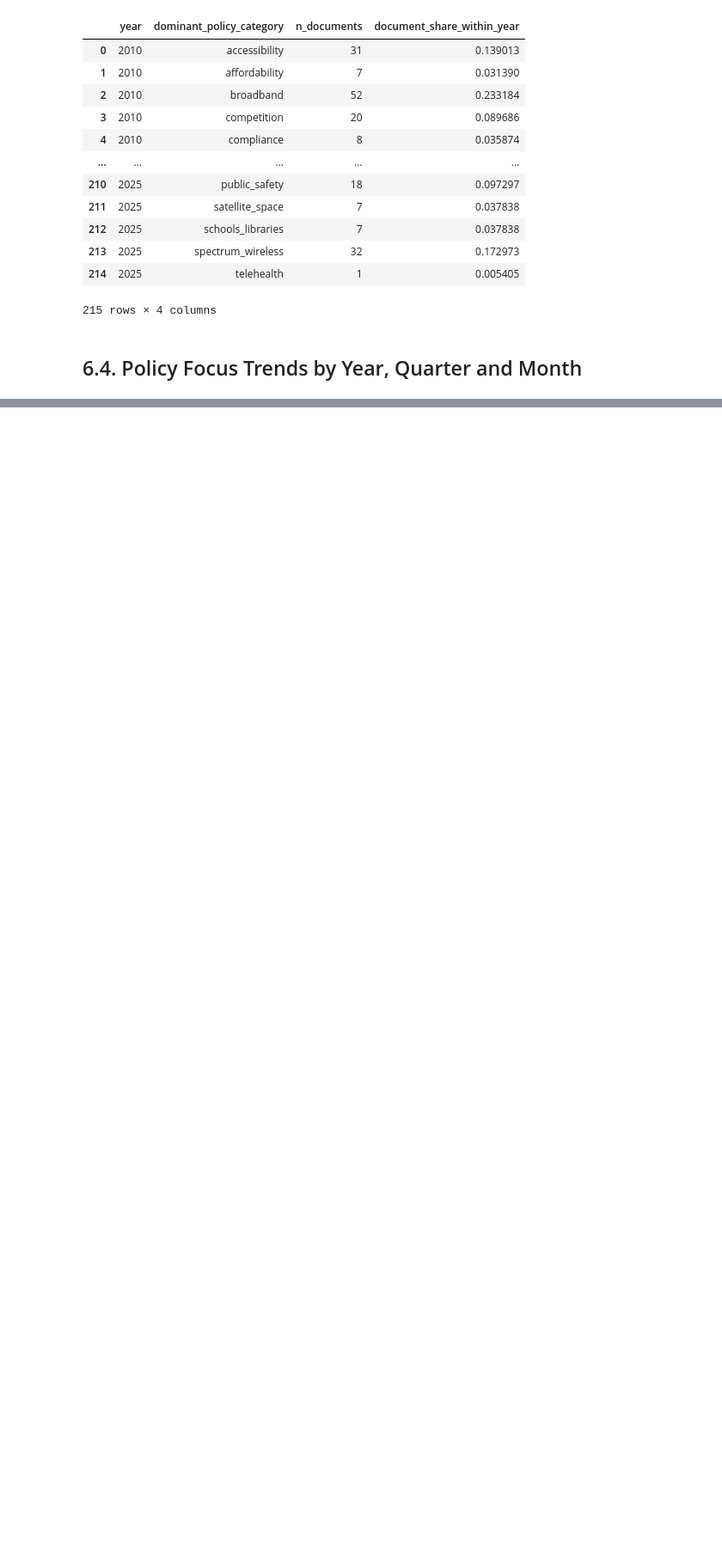
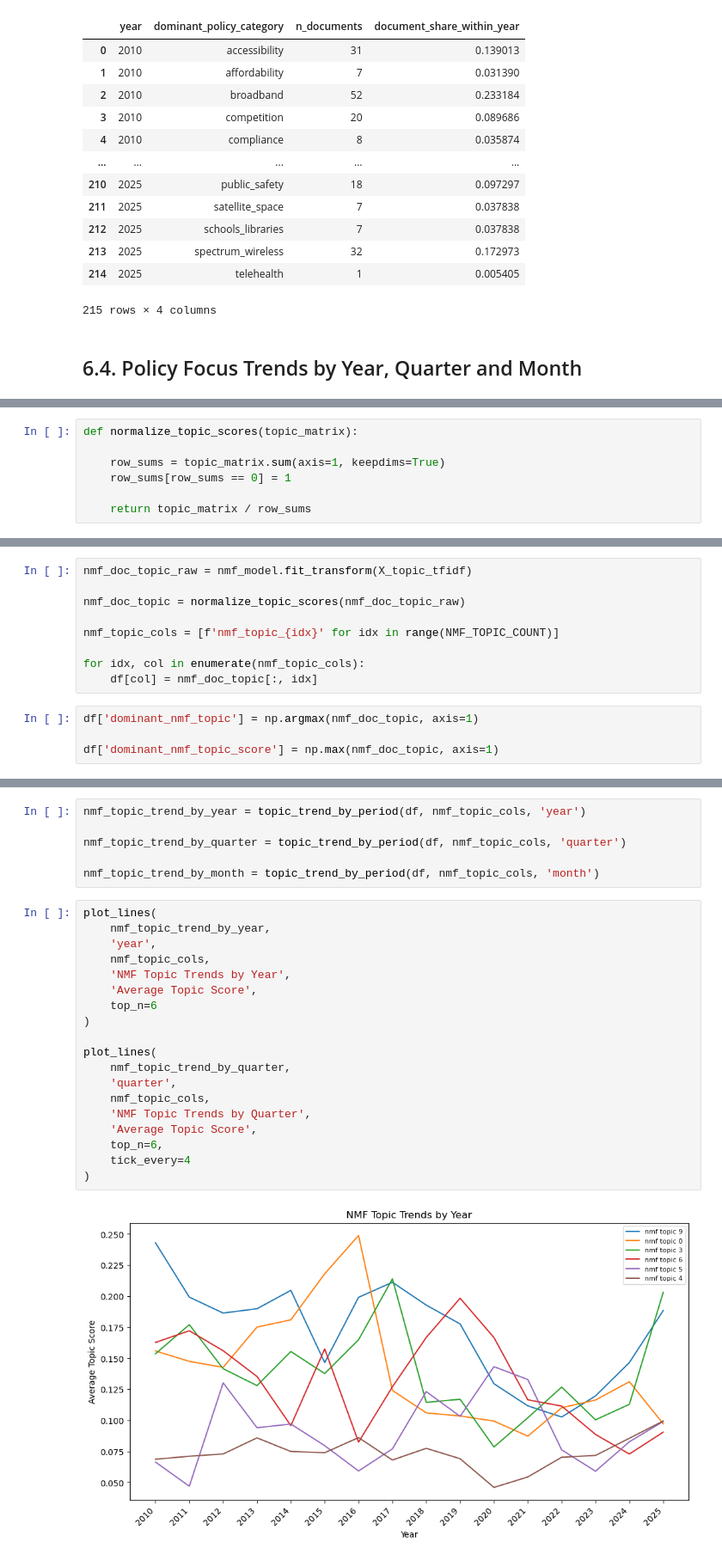
Before and after one commit to YoungbokYi/Text-Mining-FCC-Documents, a Jupyter notebook: Trend_Analysis.ipynb, the cells around one changed output, grey strips where cells are left out. Shown at 86% size. Cells and saved outputs as stored; diff of their text form; blank space fills up the shorter version.

Commit message:
Added NMF and LDA topic modeling analysis

```diff
--- a/Trend_Analysis.ipynb
+++ b/Trend_Analysis.ipynb
@@ -1904,0 +1972,7 @@ plot_lines(
+# %%
+def normalize_topic_scores(topic_matrix):
+
+    row_sums = topic_matrix.sum(axis=1, keepdims=True)
+    row_sums[row_sums == 0] = 1
+
+    return topic_matrix / row_sums
@@ -1904,0 +2183,13 @@ plot_lines(
+# %%
+nmf_doc_topic_raw = nmf_model.fit_transform(X_topic_tfidf)
+
+nmf_doc_topic = normalize_topic_scores(nmf_doc_topic_raw)
+
+nmf_topic_cols = [f'nmf_topic_{idx}' for idx in range(NMF_TOPIC_COUNT)]
+
+for idx, col in enumerate(nmf_topic_cols):
+    df[col] = nmf_doc_topic[:, idx]
+# %%
+df['dominant_nmf_topic'] = np.argmax(nmf_doc_topic, axis=1)
+
+df['dominant_nmf_topic_score'] = np.max(nmf_doc_topic, axis=1)
@@ -1904,0 +2200,27 @@ plot_lines(
+# %%
+nmf_topic_trend_by_year = topic_trend_by_period(df, nmf_topic_cols, 'year')
+
+nmf_topic_trend_by_quarter = topic_trend_by_period(df, nmf_topic_cols, 'quarter')
+
+nmf_topic_trend_by_month = topic_trend_by_period(df, nmf_topic_cols, 'month')
+# %%
+plot_lines(
+    nmf_topic_trend_by_year,
+    'year',
+    nmf_topic_cols,
+    'NMF Topic Trends by Year',
+    'Average Topic Score',
+    top_n=6
+)
+
+plot_lines(
+    nmf_topic_trend_by_quarter,
+    'quarter',
+    nmf_topic_cols,
+    'NMF Topic Trends by Quarter',
+    'Average Topic Score',
+    top_n=6,
+    tick_every=4
+)
+# %% [output]
+[figure, added]
```
Also changed, not shown: parts of 58 cells of this notebook.
